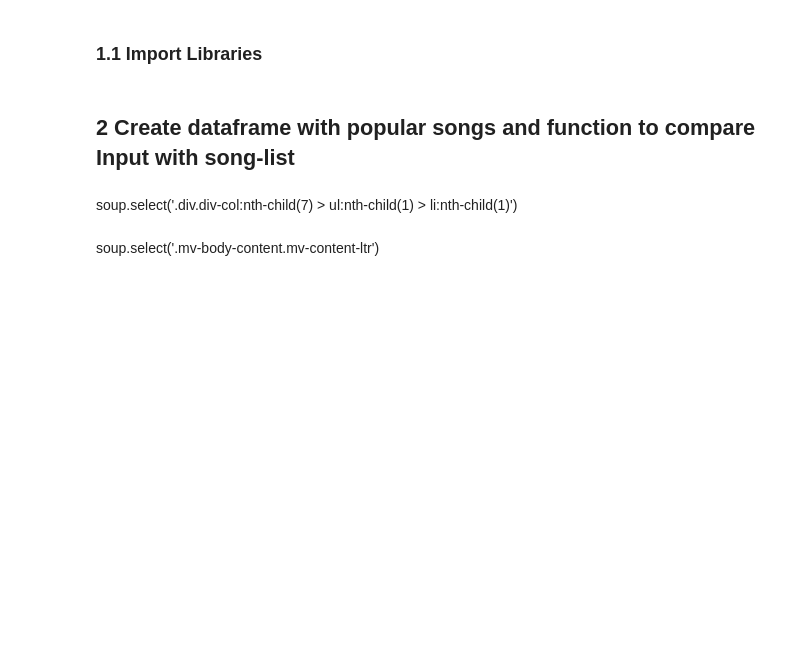
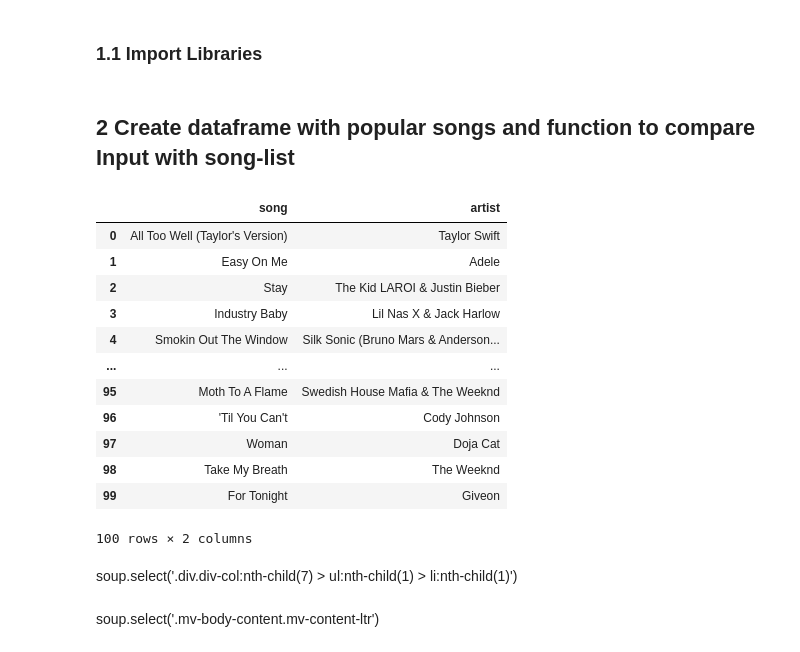
Before and after one commit to ElRapa/Song_Recommender, a Jupyter notebook: song_recommender.ipynb, the cells around one changed output. Cells and saved outputs as stored; diff of their text form; code cells hidden in the pictures; blank space fills up the shorter version.

```diff
--- a/song_recommender.ipynb
+++ b/song_recommender.ipynb
@@ -34,6 +34,7 @@ def scrape_top100():
     len(list_song)
     ### 2.4 Merge song- and artist-list to DataFrame
     df = pd.DataFrame({'song':list_song,'artist':list_artist})
+    df.to_csv('data/billboard_top100.csv')
     return df
 # %%
 def recommend_song():
@@ -67,6 +68,22 @@ def scrape_wiki():
     ### 2.4 Merge song- and artist-list to DataFrame
     df = pd.DataFrame({'song':list_song,'artist':list_artist})
     return df
+# %%
+scrape_top100()
+# %% [output]
+|  | song | artist |
+| 0 | All Too Well (Taylor's Version) | Taylor Swift |
+| 1 | Easy On Me | Adele |
+| 2 | Stay | The Kid LAROI & Justin Bieber |
+| 3 | Industry Baby | Lil Nas X & Jack Harlow |
+| 4 | Smokin Out The Window | Silk Sonic (Bruno Mars & Anderson... |
+| ... | ... | ... |
+| 95 | Moth To A Flame | Swedish House Mafia & The Weeknd |
+| 96 | 'Til You Can't | Cody Johnson |
+| 97 | Woman | Doja Cat |
+| 98 | Take My Breath | The Weeknd |
+| 99 | For Tonight | Giveon |
+100 rows × 2 columns
 # %% [markdown]
 soup.select('.div.div-col:nth-child(7) > ul:nth-child(1) > li:nth-child(1)')
 # %% [markdown]
```
Also changed, not shown: parts of 1 cell of this notebook, 14 other files.
